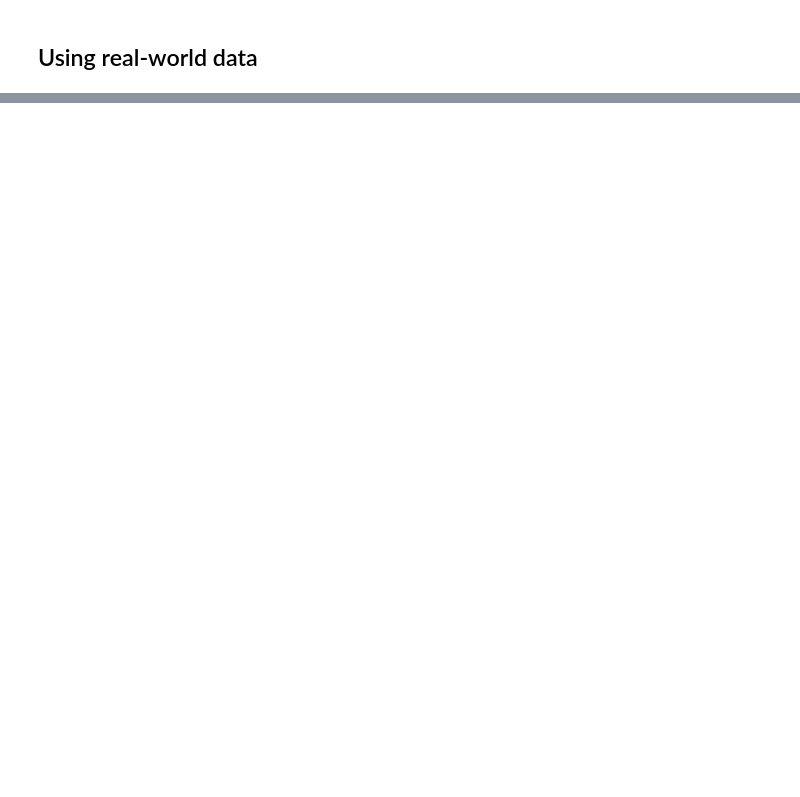
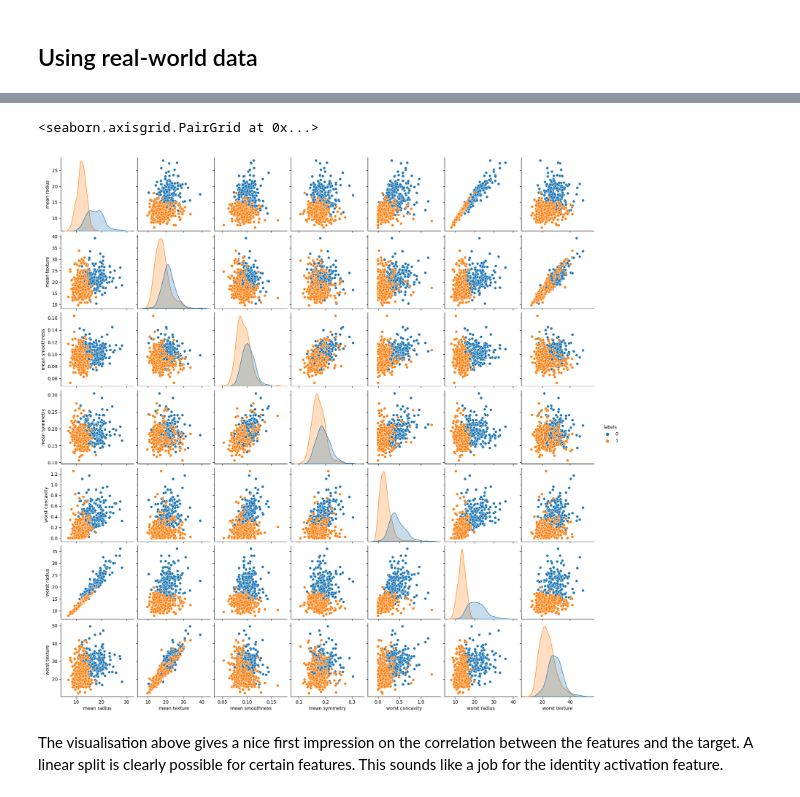
Before and after one commit to lucavella/SFML-project, a Jupyter notebook: anton_project.ipynb, the cells around one changed output, grey strips where cells are left out. Saved outputs shown, nothing was run; the diff lists cells and outputs as text; code cells hidden in the pictures; blank space fills up the shorter version.

```diff
--- a/anton_project.ipynb
+++ b/anton_project.ipynb
@@ -380,0 +403,9 @@ visualize_combined_plots(trained_models)
+# %%
+data = datasets.load_breast_cancer()
+# %%
+features = data['data']
+labels = data['target']
+# %%
+df = pd.DataFrame(features, columns = data['feature_names'])
+df.insert(loc=0, column='labels', value=labels)
+df.head()
@@ -380,0 +420,7 @@ visualize_combined_plots(trained_models)
+# %%
+sns.pairplot( data=df, vars= ("mean radius", "mean texture", "mean smoothness", "mean symmetry", "worst concavity", "worst radius", "worst texture"), hue='labels' )
+# %% [output]
+<seaborn.axisgrid.PairGrid at 0x...>
+[figure, added]
+# %% [markdown]
+The visualisation above gives a nice first impression on the correlation between the features and the target. A linear split is clearly possible for certain features. This sounds like a job for the identity activation feature.
```
Also changed, not shown: parts of 39 cells of this notebook, 1 other file.
